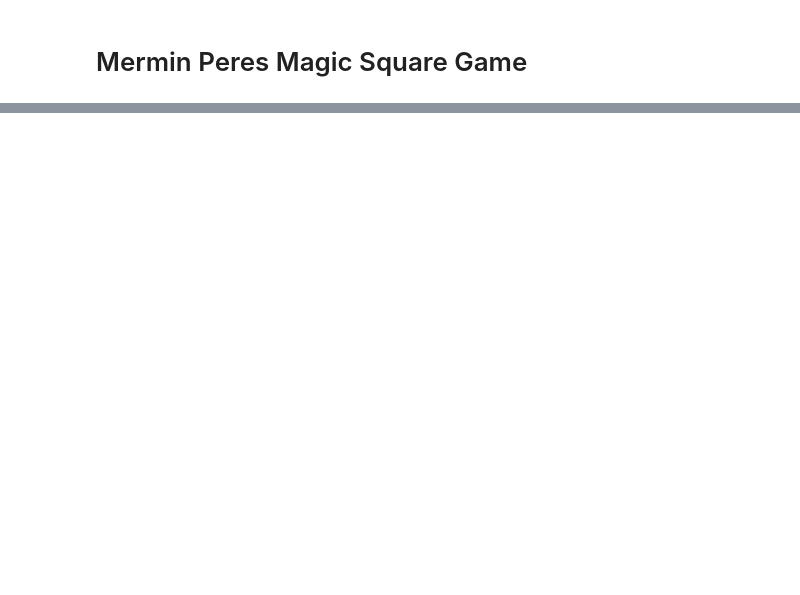
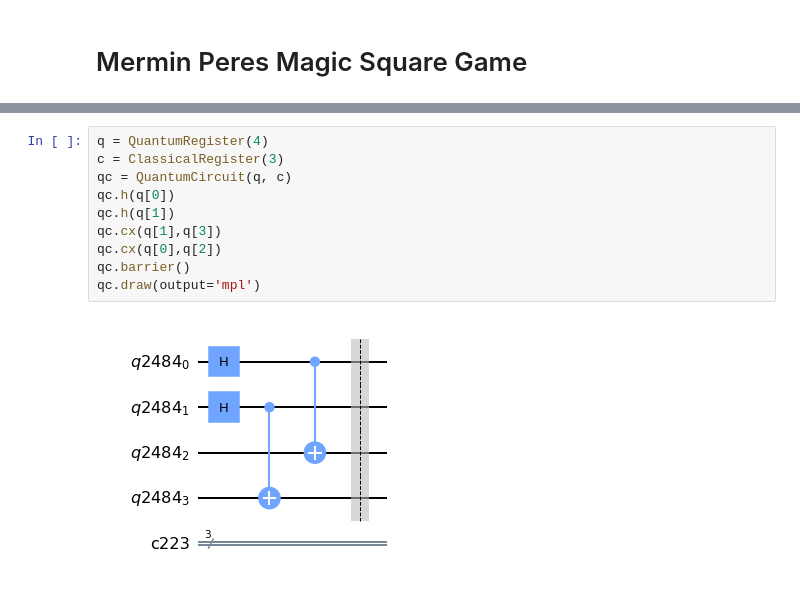
Before and after one commit to JanLahmann/Fun-with-Quantum, a Jupyter notebook: Mermin–Peres-Game.ipynb, the cells around one changed output, grey strips where cells are left out. Drawn from its saved outputs; the diff is of its cells as text; blank space fills up the shorter version.

```diff
--- a/Mermin–Peres-Game.ipynb
+++ b/Mermin–Peres-Game.ipynb
@@ -188,0 +268,12 @@ q535_1: ──────────┤ X ├─░─┤ H ├─░──╫
+# %%
+q = QuantumRegister(4)
+c = ClassicalRegister(3)
+qc = QuantumCircuit(q, c)
+qc.h(q[0])
+qc.h(q[1])
+qc.cx(q[1],q[3])
+qc.cx(q[0],q[2])
+qc.barrier()
+qc.draw(output='mpl')
+# %% [output]
+[figure, added]
```
Also changed, not shown: parts of 35 cells of this notebook.
